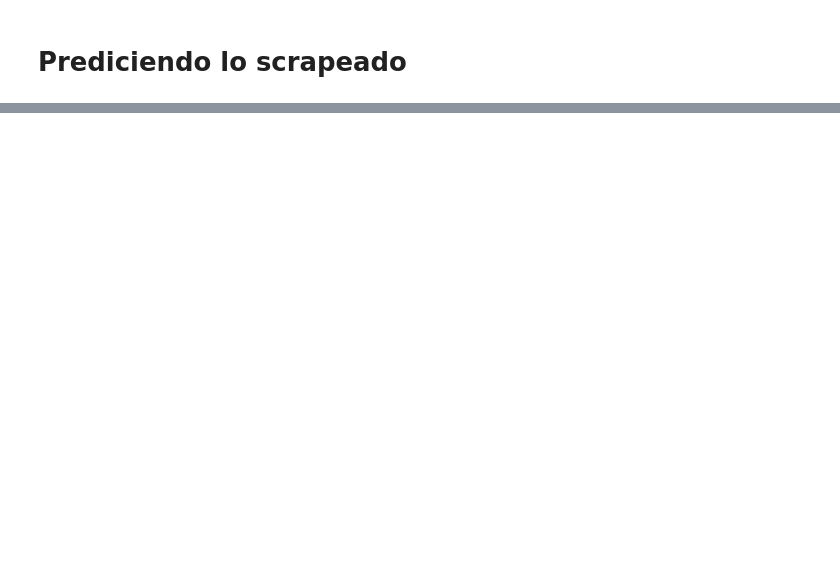
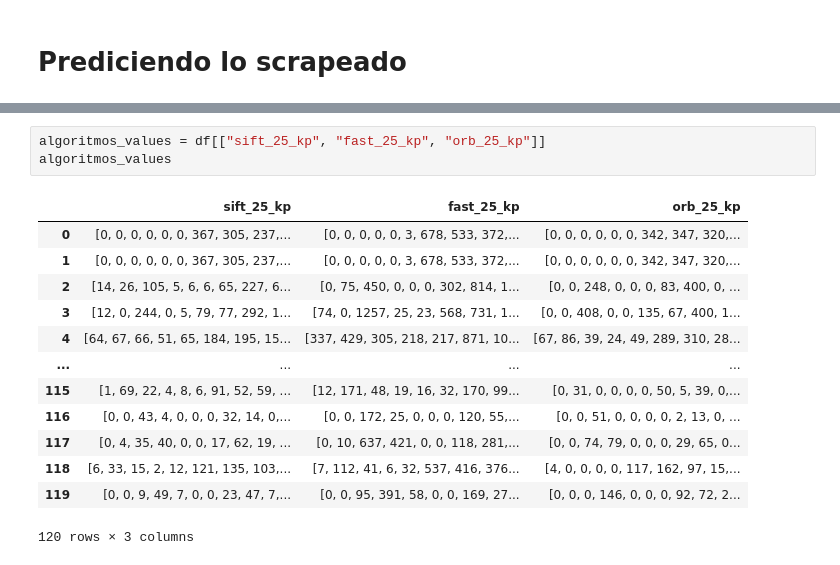
Before and after one commit to ricardoG67/instagram-scraper, a Jupyter notebook: training.ipynb, the cells around one changed output, grey strips where cells are left out. Drawn from its saved outputs; the diff is of its cells as text; blank space fills up the shorter version.

```diff
--- a/training.ipynb
+++ b/training.ipynb
@@ -222,0 +242,17 @@ ValueError: setting an array element with a sequence.
+# %%
+algoritmos_values = df[["sift_25_kp", "fast_25_kp", "orb_25_kp"]]
+algoritmos_values
+# %% [output]
+|  | sift_25_kp | fast_25_kp | orb_25_kp |
+| 0 | [0, 0, 0, 0, 0, 0, 367, 305, 237,... | [0, 0, 0, 0, 0, 3, 678, 533, 372,... | [0, 0, 0, 0, 0, 0, 342, 347, 320,... |
+| 1 | [0, 0, 0, 0, 0, 0, 367, 305, 237,... | [0, 0, 0, 0, 0, 3, 678, 533, 372,... | [0, 0, 0, 0, 0, 0, 342, 347, 320,... |
+| 2 | [14, 26, 105, 5, 6, 6, 65, 227, 6... | [0, 75, 450, 0, 0, 0, 302, 814, 1... | [0, 0, 248, 0, 0, 0, 83, 400, 0, ... |
+| 3 | [12, 0, 244, 0, 5, 79, 77, 292, 1... | [74, 0, 1257, 25, 23, 568, 731, 1... | [0, 0, 408, 0, 0, 135, 67, 400, 1... |
+| 4 | [64, 67, 66, 51, 65, 184, 195, 15... | [337, 429, 305, 218, 217, 871, 10... | [67, 86, 39, 24, 49, 289, 310, 28... |
+| ... | ... | ... | ... |
+| 115 | [1, 69, 22, 4, 8, 6, 91, 52, 59, ... | [12, 171, 48, 19, 16, 32, 170, 99... | [0, 31, 0, 0, 0, 0, 50, 5, 39, 0,... |
+| 116 | [0, 0, 43, 4, 0, 0, 0, 32, 14, 0,... | [0, 0, 172, 25, 0, 0, 0, 120, 55,... | [0, 0, 51, 0, 0, 0, 0, 2, 13, 0, ... |
+| 117 | [0, 4, 35, 40, 0, 0, 17, 62, 19, ... | [0, 10, 637, 421, 0, 0, 118, 281,... | [0, 0, 74, 79, 0, 0, 0, 29, 65, 0... |
+| 118 | [6, 33, 15, 2, 12, 121, 135, 103,... | [7, 112, 41, 6, 32, 537, 416, 376... | [4, 0, 0, 0, 0, 117, 162, 97, 15,... |
+| 119 | [0, 0, 9, 49, 7, 0, 0, 23, 47, 7,... | [0, 0, 95, 391, 58, 0, 0, 169, 27... | [0, 0, 0, 146, 0, 0, 0, 92, 72, 2... |
+120 rows × 3 columns
```
Also changed, not shown: parts of 14 cells of this notebook, 2 other files.
